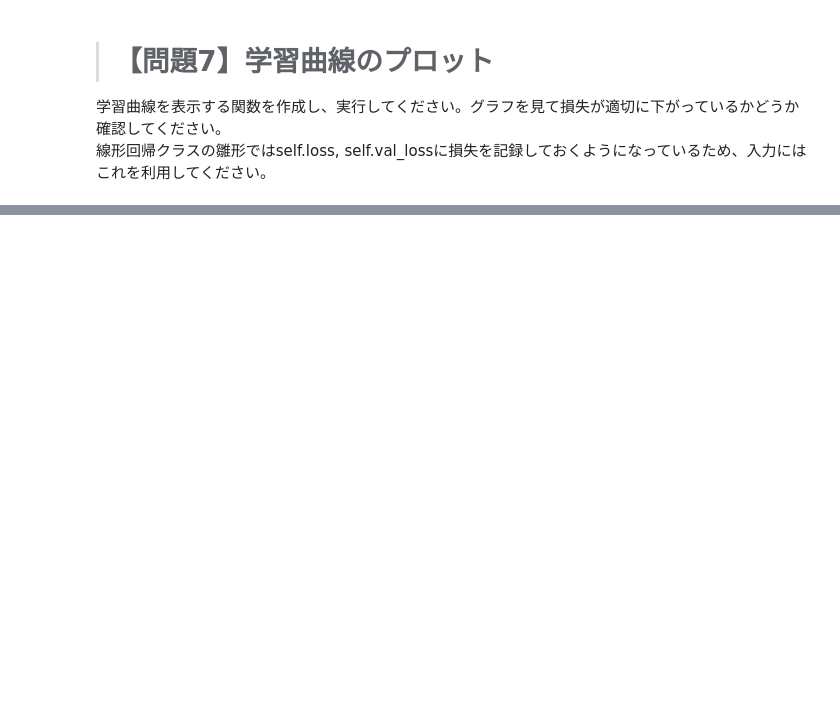
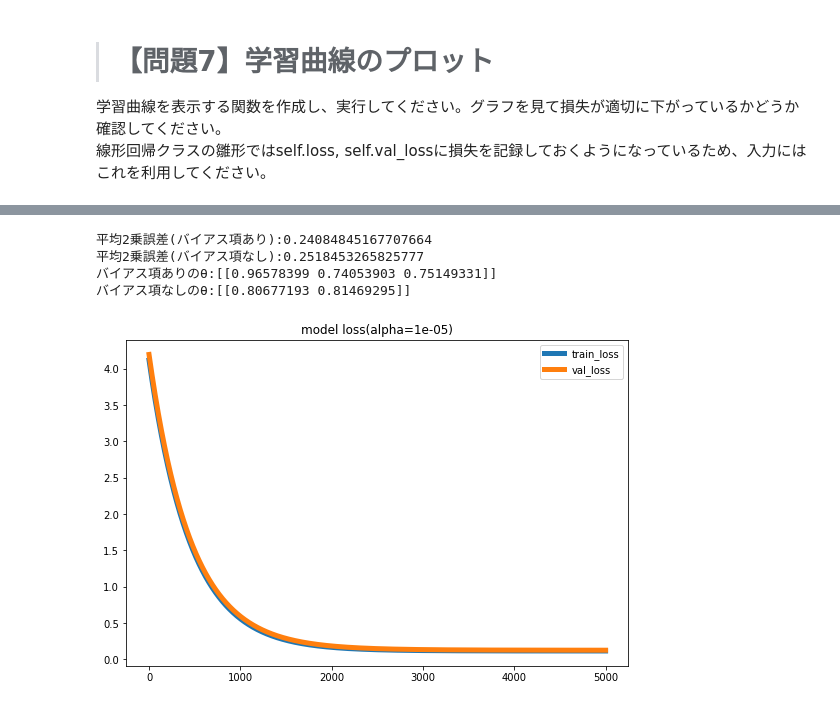
Before and after one commit to Go-to-Ray/diveintocode-ml-1, a Jupyter notebook: sprint11_week1/scratch_linear_regression.ipynb, the cells around one changed output, grey strips where cells are left out. Drawn from its saved outputs; the diff is of its cells as text; code cells hidden in the pictures; blank space fills up the shorter version.

```diff
--- a/sprint11_week1/scratch_linear_regression.ipynb
+++ b/sprint11_week1/scratch_linear_regression.ipynb
@@ -328,0 +328,3 @@ plt.show()
+# %%
+lr2 = ScratchLinearRegression(no_bias=True,verbose=True)
+lr2.fit(x_train,y_train,x_test,y_test,)
@@ -328,0 +349,20 @@ plt.show()
+# %%
+y_pred2 = lr2.predict(x_test)
+print("平均2乗誤差(バイアス項あり):{}".format(MSE(y_pred,y_test)))
+print("平均2乗誤差(バイアス項なし):{}".format(MSE(y_pred2,y_test)))
+print("バイアス項ありのθ:{}".format(lr.theta))
+print("バイアス項なしのθ:{}".format(lr2.theta))
+# %% [output]
+平均2乗誤差(バイアス項あり):0.24084845167707664
+平均2乗誤差(バイアス項なし):0.2518453265825777
+バイアス項ありのθ:[[0.96578399 0.74053903 0.75149331]]
+バイアス項なしのθ:[[0.80677193 0.81469295]]
+# %%
+fig,ax = plt.subplots(1,1,figsize=(9,6))
+ax.set_title("model loss(alpha={})".format(lr2.lr))
+ax.plot(np.arange(len(lr2.loss)),lr2.loss,label="train_loss",linewidth=5)
+ax.plot(np.arange(len(lr2.val_loss)),lr2.val_loss,label="val_loss",linewidth=5)
+ax.legend()
+plt.show()
+# %% [output]
+[figure, added]
```
Also changed, not shown: parts of 20 cells of this notebook.
